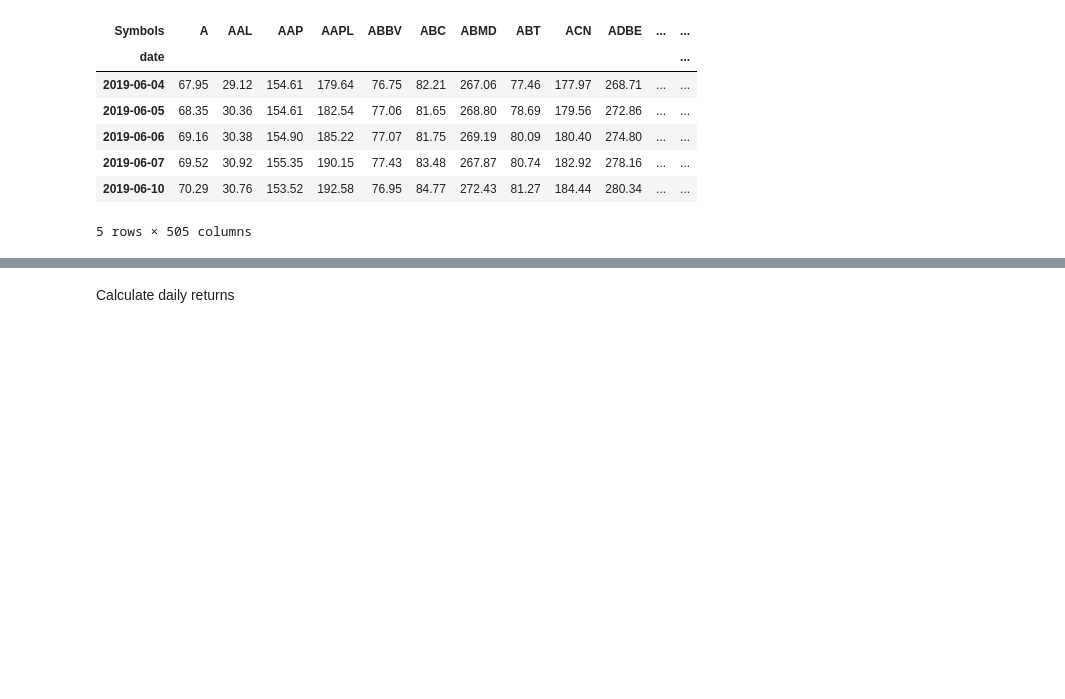
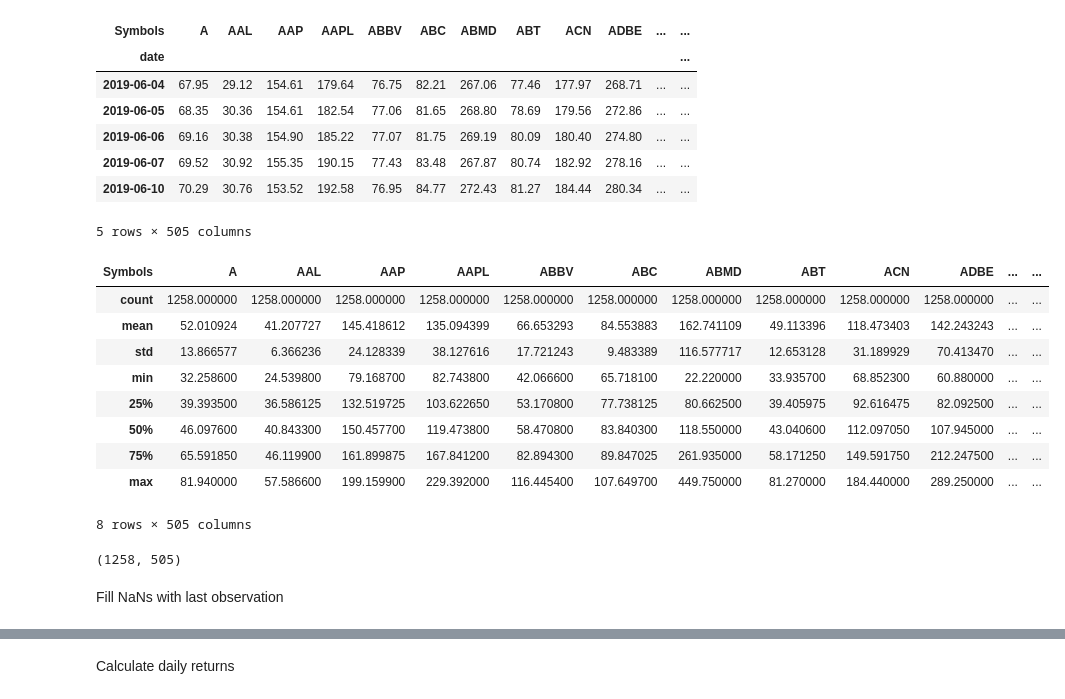
Before and after one commit to DinodC/pca-factor-model, a Jupyter notebook: pca_factor_model.ipynb, the cells around one changed output, grey strips where cells are left out. Saved outputs shown, nothing was run; the diff lists cells and outputs as text; code cells hidden in the pictures; blank space fills up the shorter version.

```diff
--- a/pca_factor_model.ipynb
+++ b/pca_factor_model.ipynb
@@ -19,0 +22,4 @@ Magic
+# %%
+keys = ['sp500',
+        'sp400',
+        'sp600']
@@ -19,0 +28,2 @@ Magic
+# %%
+close = {}
@@ -20 +32,12 @@ Magic
+# %%
+for i in keys:
+    # Load OHLCV data
+    with open(i + '_data.pickle', 'rb') as f:
+        data = pickle.load(f)
+
+    # Update close prices data
+    close[i] = data.close.loc['2014-06-11':]
+
+    # Close file
+    f.close
 # %% [markdown]
@@ -73,2 +44,0 @@ Close prices data
-# %%
-close = data.close
@@ -96,4 +64,23 @@ close.tail()
 | 2019-06-07 | 69.52 | 30.92 | 155.35 | 190.15 | 77.43 | 83.48 | 267.87 | 80.74 | 182.92 | 278.16 | ... | ... |
 | 2019-06-10 | 70.29 | 30.76 | 153.52 | 192.58 | 76.95 | 84.77 | 272.43 | 81.27 | 184.44 | 280.34 | ... | ... |
 5 rows × 505 columns
+# %%
+close['sp500'].describe()
+# %% [output]
+| Symbols | A | AAL | AAP | AAPL | ABBV | ABC | ABMD | ABT | ACN | ADBE | ... | ... |
+| count | 1258.000000 | 1258.000000 | 1258.000000 | 1258.000000 | 1258.000000 | 1258.000000 | 1258.000000 | 1258.000000 | 1258.000000 | 1258.000000 | ... | ... |
+| mean | 52.010924 | 41.207727 | 145.418612 | 135.094399 | 66.653293 | 84.553883 | 162.741109 | 49.113396 | 118.473403 | 142.243243 | ... | ... |
+| std | 13.866577 | 6.366236 | 24.128339 | 38.127616 | 17.721243 | 9.483389 | 116.577717 | 12.653128 | 31.189929 | 70.413470 | ... | ... |
+| min | 32.258600 | 24.539800 | 79.168700 | 82.743800 | 42.066600 | 65.718100 | 22.220000 | 33.935700 | 68.852300 | 60.880000 | ... | ... |
+| 25% | 39.393500 | 36.586125 | 132.519725 | 103.622650 | 53.170800 | 77.738125 | 80.662500 | 39.405975 | 92.616475 | 82.092500 | ... | ... |
+| 50% | 46.097600 | 40.843300 | 150.457700 | 119.473800 | 58.470800 | 83.840300 | 118.550000 | 43.040600 | 112.097050 | 107.945000 | ... | ... |
+| 75% | 65.591850 | 46.119900 | 161.899875 | 167.841200 | 82.894300 | 89.847025 | 261.935000 | 58.171250 | 149.591750 | 212.247500 | ... | ... |
+| max | 81.940000 | 57.586600 | 199.159900 | 229.392000 | 116.445400 | 107.649700 | 449.750000 | 81.270000 | 184.440000 | 289.250000 | ... | ... |
+8 rows × 505 columns
+# %%
+close['sp500'].shape
+# %% [output]
+(1258, 505)
+# %% [markdown]
+Fill NaNs with last observation
 # %%
```
Also changed, not shown: parts of 46 cells of this notebook.
